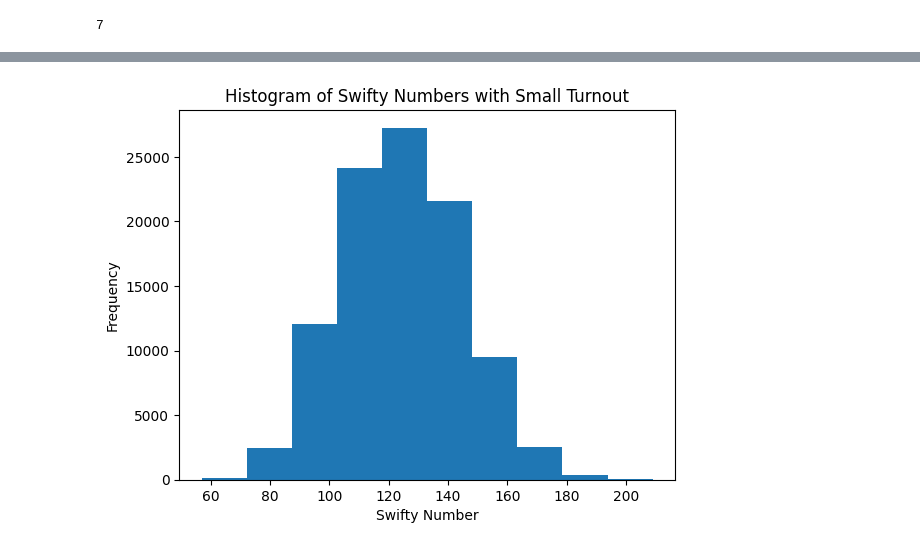
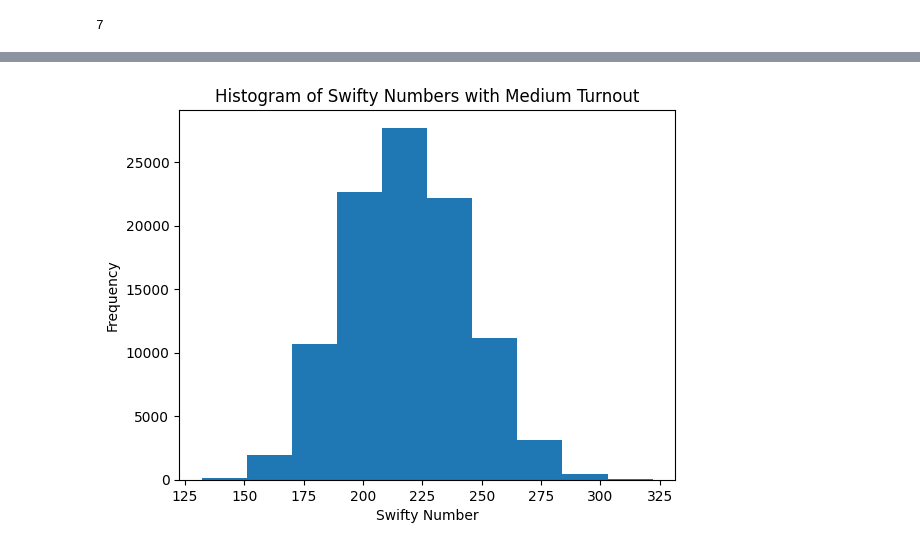
Before and after one commit to andrew-octopus/basic-voting-calc, a Jupyter notebook: experiments/experiment_template.ipynb, the cells around one changed output, grey strips where cells are left out. Cells and saved outputs as stored; diff of their text form; code cells hidden in the pictures.

```diff
--- a/experiments/experiment_template.ipynb
+++ b/experiments/experiment_template.ipynb
@@ -770,8 +819,14 @@ small_turnout_swifty_numbers = analyze_swifty_numbers(weighted_voters = voter_we
 # %%
-plt.hist(small_turnout_swifty_numbers, bins=10)
+medium_turnout_swifty_numbers = analyze_swifty_numbers(weighted_voters = voter_weights_dict,
+                                                      min_turnout_pct = MEDIUM_TURNOUT_MIN_PCT,
+                                                      max_turnout_pct = MEDIUM_TURNOUT_MAX_PCT,
+                                                      num_trials = 100_000,
+                                                      established_nft_weight = default_weights_dict.get("tokenId 2"))
+
+plt.hist(medium_turnout_swifty_numbers, bins=10)
 plt.xlabel('Swifty Number')
 plt.ylabel('Frequency')
-plt.title('Histogram of Swifty Numbers with Small Turnout')
+plt.title('Histogram of Swifty Numbers with Medium Turnout')
 plt.show()
 # %% [output]
-[figure, old version]
+[figure, new version]
```
Also changed, not shown: parts of 8 cells of this notebook, 1 other file.
